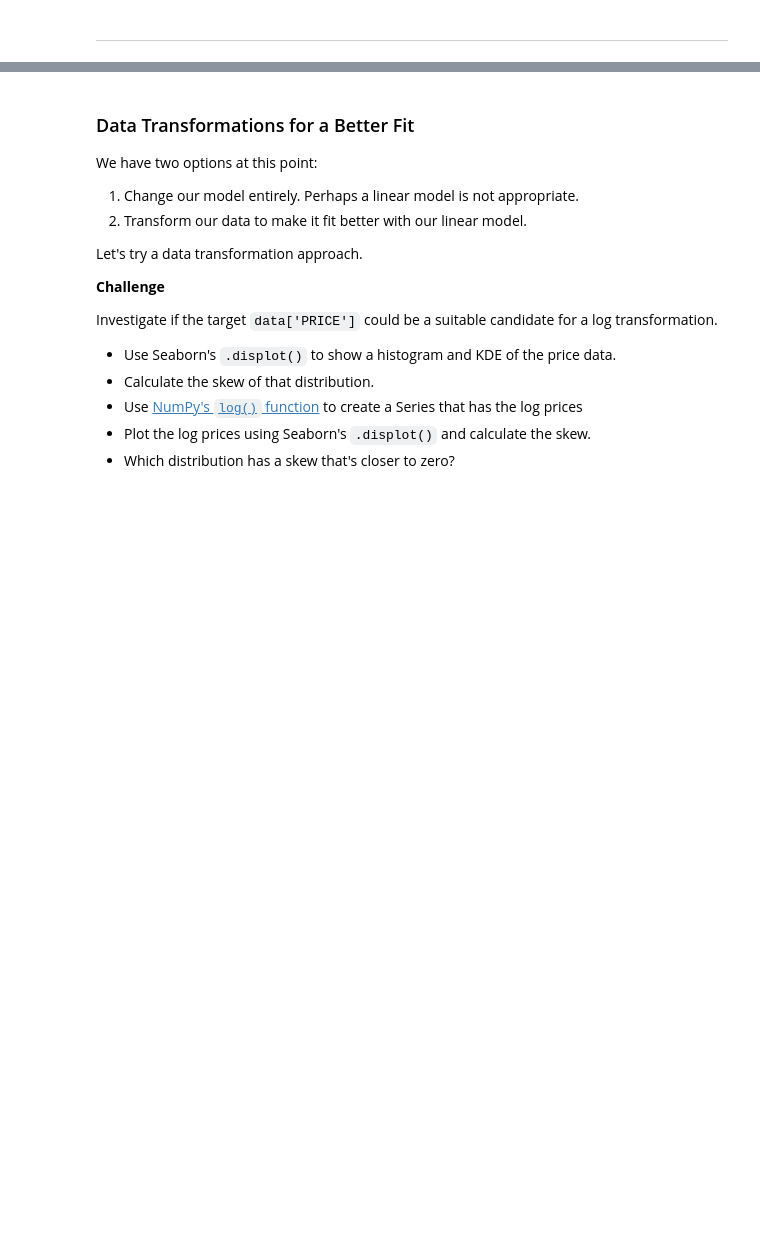
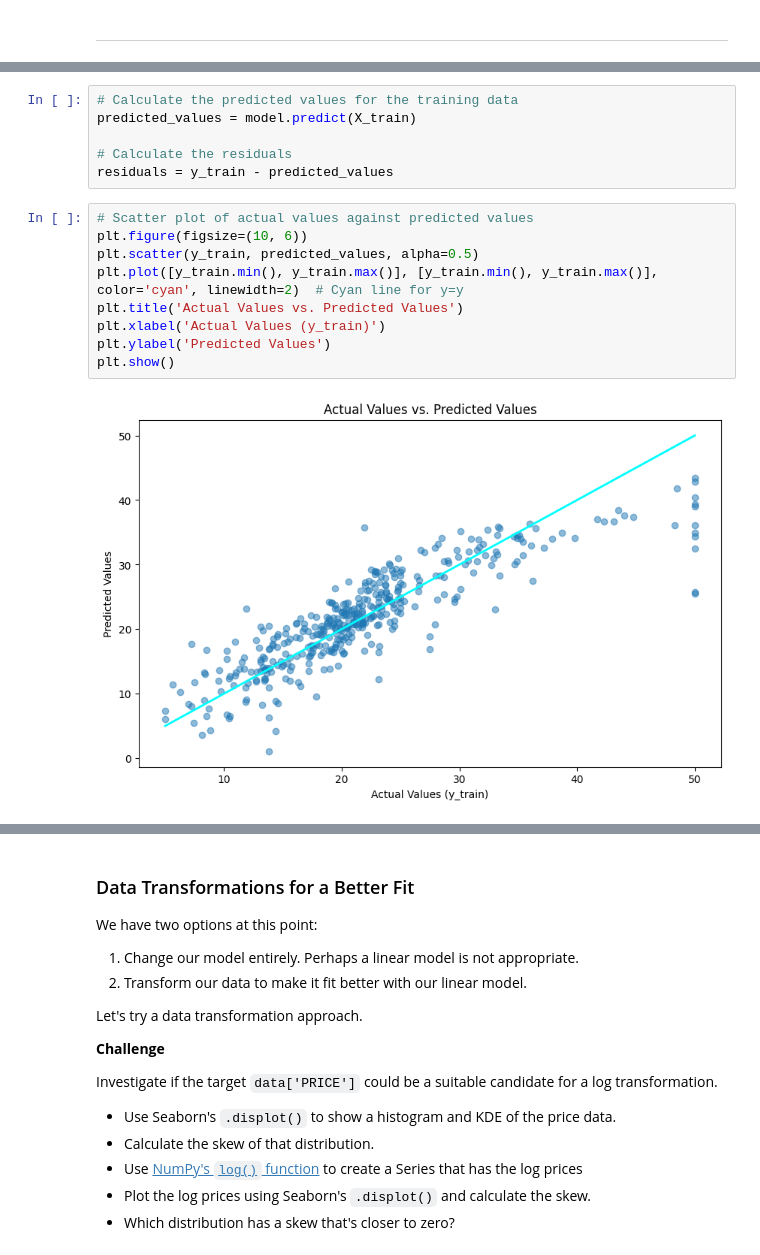
Before and after one commit to Anan014/Python_Pro_Bootcamp, a Jupyter notebook: day81-Predict_House_Prices/Multivariable_Regression_and_Valuation_Model.ipynb, the cells around one changed output, grey strips where cells are left out. Saved outputs shown, nothing was run; the diff lists cells and outputs as text; blank space fills up the shorter version.

Commit message:
day81 - Analyse the Estimated Values & Regression Residuals Completed

```diff
--- a/day81-Predict_House_Prices/Multivariable_Regression_and_Valuation_Model.ipynb
+++ b/day81-Predict_House_Prices/Multivariable_Regression_and_Valuation_Model.ipynb
@@ -627,3 +627,20 @@ The cyan line in the middle shows `y_train` against `y_train`. If the prediction
 The second plot should be the residuals against the predicted prices. Here's what we're looking for:
 
 <img src=https://i.imgur.com/HphsBsj.png height=350>
+# %%
+# Calculate the predicted values for the training data
+predicted_values = model.predict(X_train)
+
+# Calculate the residuals
+residuals = y_train - predicted_values
+# %%
+# Scatter plot of actual values against predicted values
+plt.figure(figsize=(10, 6))
+plt.scatter(y_train, predicted_values, alpha=0.5)
+plt.plot([y_train.min(), y_train.max()], [y_train.min(), y_train.max()], color='cyan', linewidth=2)  # Cyan line for y=y
+plt.title('Actual Values vs. Predicted Values')
+plt.xlabel('Actual Values (y_train)')
+plt.ylabel('Predicted Values')
+plt.show()
+# %% [output]
+[figure, added]
```
Also changed, not shown: parts of 5 cells of this notebook.
